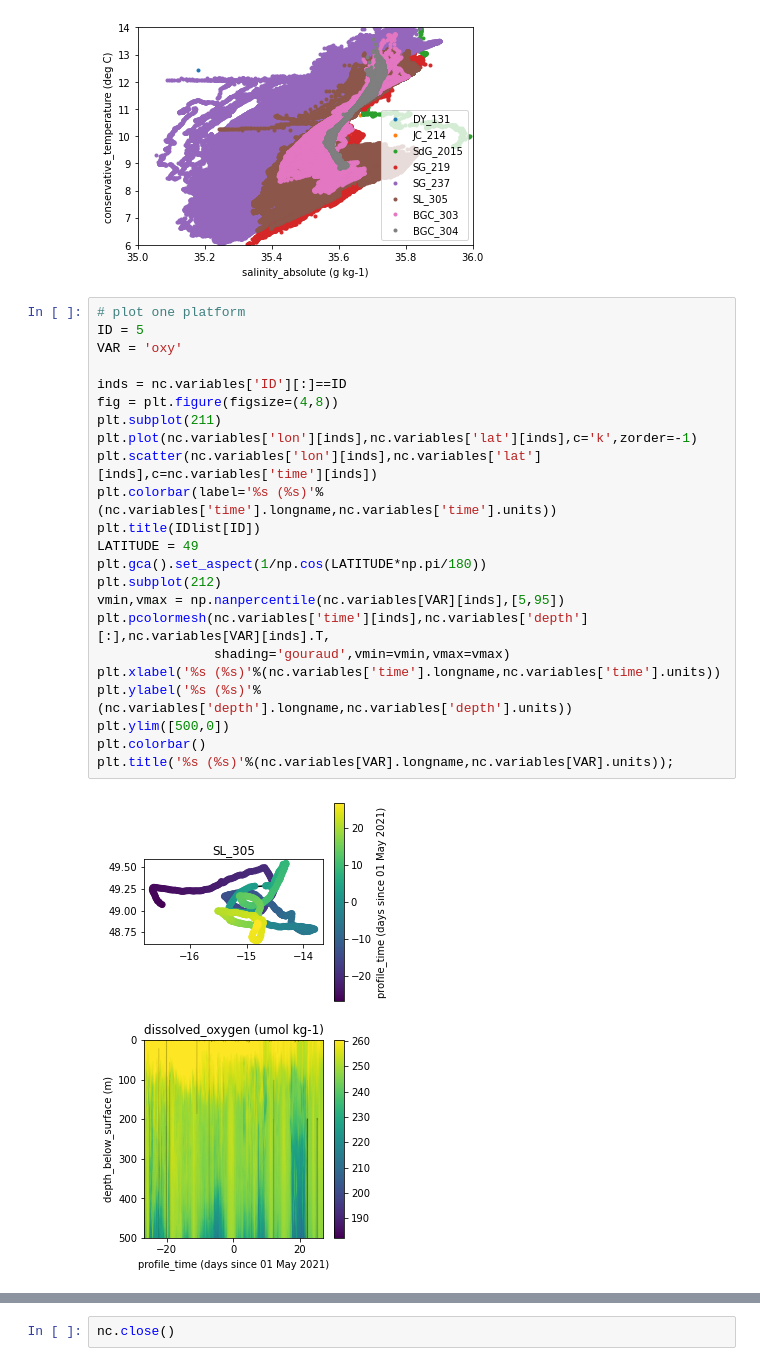
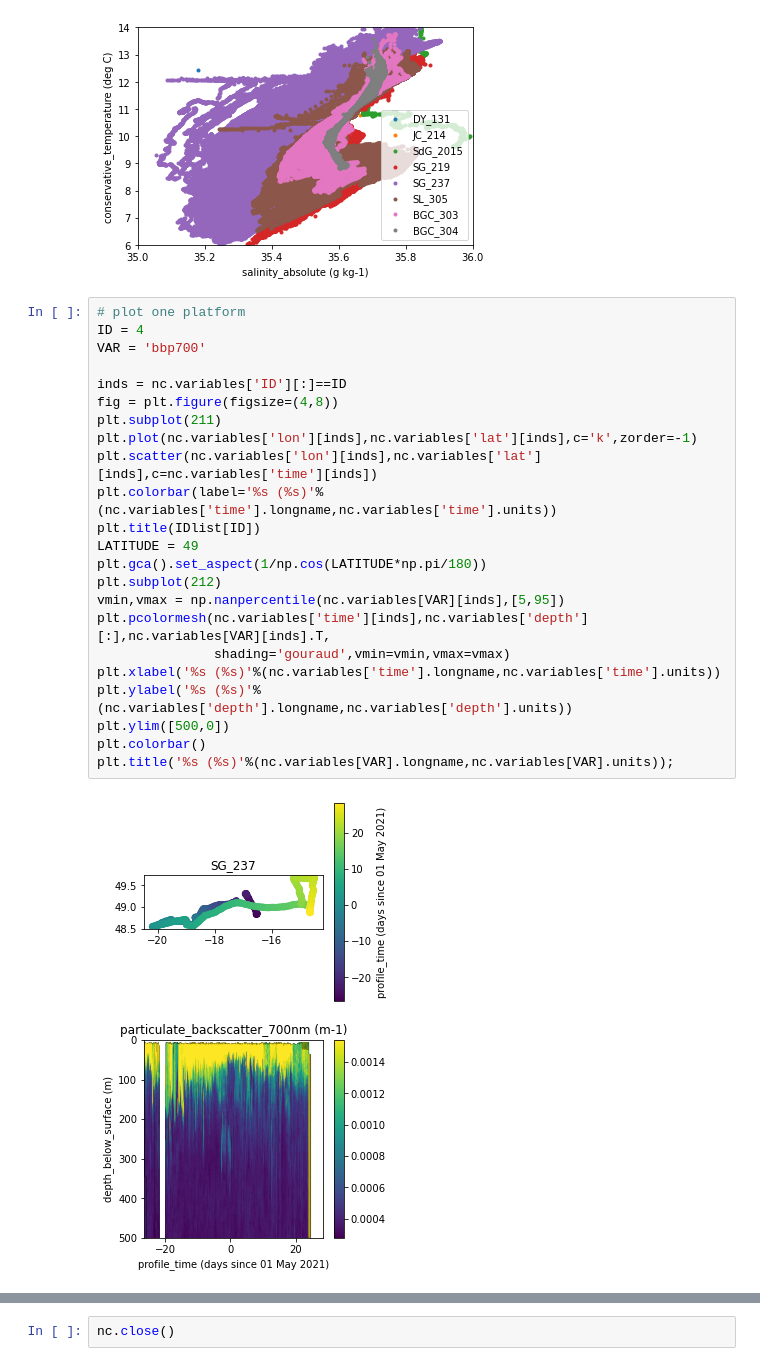
Before and after one commit to zacharykerickson/EXPORTS_analyses, a Jupyter notebook: look_at_data.ipynb, the cells around one changed output, grey strips where cells are left out. Cells and saved outputs as stored; diff of their text form.

Commit message:
Remove seawater scattering from backscatter
Change variable bb700 to bbp700 to reflect this

```diff
--- a/look_at_data.ipynb
+++ b/look_at_data.ipynb
@@ -45,28 +45,28 @@ plt.ylabel('%s (%s)'%(nc.variables['CT'].longname,nc.variables['CT'].units));
 [figure]
 # %%
 # plot one platform
-ID = 5
-VAR = 'oxy'
+ID = 4
+VAR = 'bbp700'
 
 inds = nc.variables['ID'][:]==ID
 fig = plt.figure(figsize=(4,8))
 plt.subplot(211)
 plt.plot(nc.variables['lon'][inds],nc.variables['lat'][inds],c='k',zorder=-1)
 plt.scatter(nc.variables['lon'][inds],nc.variables['lat'][inds],c=nc.variables['time'][inds])
 plt.colorbar(label='%s (%s)'%(nc.variables['time'].longname,nc.variables['time'].units))
 plt.title(IDlist[ID])
 LATITUDE = 49
 plt.gca().set_aspect(1/np.cos(LATITUDE*np.pi/180))
 plt.subplot(212)
 vmin,vmax = np.nanpercentile(nc.variables[VAR][inds],[5,95])
 plt.pcolormesh(nc.variables['time'][inds],nc.variables['depth'][:],nc.variables[VAR][inds].T,
                shading='gouraud',vmin=vmin,vmax=vmax)
 plt.xlabel('%s (%s)'%(nc.variables['time'].longname,nc.variables['time'].units))
 plt.ylabel('%s (%s)'%(nc.variables['depth'].longname,nc.variables['depth'].units))
 plt.ylim([500,0])
 plt.colorbar()
 plt.title('%s (%s)'%(nc.variables[VAR].longname,nc.variables[VAR].units));
 # %% [output]
-[figure, old version]
+[figure, new version]
 # %%
 # plot profile envelope for a given variable over a date range
```
Also changed, not shown: parts of 2 cells of this notebook, 1 other file.
